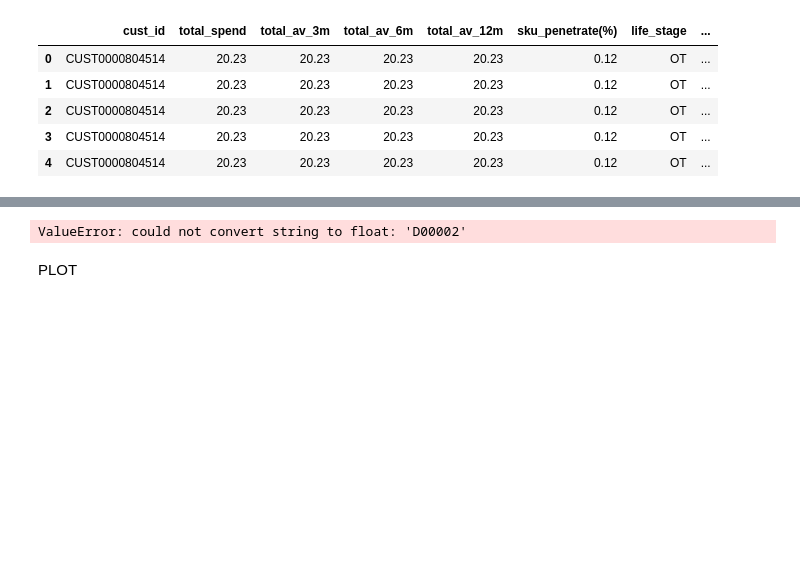
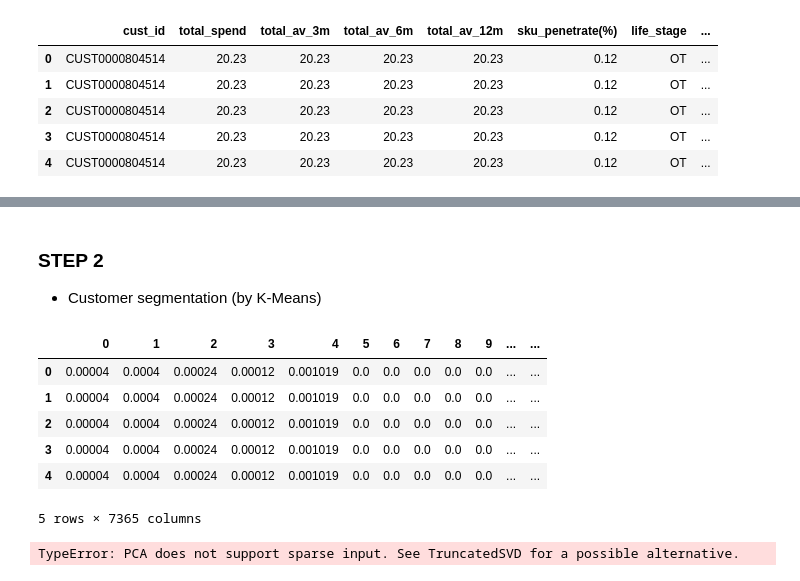
Before and after one commit to HikariJadeEmpire/AdvancedAnalytics-MADT8101, a Jupyter notebook: Week02_CustomerSingleView/KMean_LostusAnalytic.ipynb, the cells around one changed output, grey strips where cells are left out. Cells and saved outputs as stored; diff of their text form; code cells hidden in the pictures; blank space fills up the shorter version.

```diff
--- a/Week02_CustomerSingleView/KMean_LostusAnalytic.ipynb
+++ b/Week02_CustomerSingleView/KMean_LostusAnalytic.ipynb
@@ -134,9 +141,9 @@ for i in (ls):
 # JOIN Others
 
 namecol = ['CUST_LIFESTAGE','CUST_PRICE_SENSITIVITY','BASKET_SIZE','BASKET_TYPE','BASKET_PRICE_SENSITIVITY','BASKET_DOMINANT_MISSION',
-           'SHOP_WEEKDAY','SHOP_HOUR','PROD_CODE_10','PROD_CODE_20','PROD_CODE_30','PROD_CODE_40']
+           'SHOP_WEEKDAY','SHOP_HOUR','PROD_CODE','PROD_CODE_10','PROD_CODE_20','PROD_CODE_30','PROD_CODE_40']
 newname = ['life_stage','cust_price_sensitivity','most_bsk_size','most_bsk_type','most_price_sensitivity','most_cat',
-           'most_weekday','most_coming_time','most_prod_c10','most_prod_c20','most_prod_c30','most_prod_c40']
+           'most_weekday','most_coming_time','most_purchase_prod','most_prod_c10','most_prod_c20','most_prod_c30','most_prod_c40']
 
 for i,j in zip(namecol,newname):
    bc = pd.DataFrame(df.groupby(by=['CUST_CODE'])[i]
@@ -200,6 +183,4 @@ NameError: name 'newdf' is not defined
-# %%
-pr = pipeline.fit(df_forkmean)
-# %% [output]
-ValueError: could not convert string to float: 'D00002'
-# %% [markdown]
-</h3>PLOT</h3>
+# %% [markdown]
+<h3>STEP 2</h3>
+
+- Customer segmentation (by K-Means)
@@ -205,0 +190,57 @@ ValueError: could not convert string to float: 'D00002'
+# %%
+from sklearn.preprocessing import LabelBinarizer
+from sklearn.preprocessing import OneHotEncoder
+from sklearn.decomposition import PCA
+
+from sklearn.preprocessing import MinMaxScaler
+from sklearn.pipeline import Pipeline
+from sklearn.compose import ColumnTransformer
+
+from sklearn.cluster import KMeans
+from yellowbrick.cluster import SilhouetteVisualizer
+from yellowbrick.cluster import KElbowVisualizer
+
+
+df_forkmean = newdf
+
+numeric_features = ["total_spend","total_av_3m","total_av_6m","total_av_12m", "sku_penetrate(%)"]
+numeric_transformer = MinMaxScaler()
+
+enc = ['cust_id','life_stage','cust_price_sensitivity','most_bsk_size','most_bsk_type','most_price_sensitivity','most_cat',
+       'most_weekday','most_coming_time','most_purchase_prod','most_prod_c10','most_prod_c20','most_prod_c30','most_prod_c40']
+
+categorical_transformer = OneHotEncoder()
+
+preprocessor = ColumnTransformer(
+    transformers=[
+        ("num", numeric_transformer, numeric_features),
+        ("cat", categorical_transformer, enc),
+    ]
+)
+
+# dfk = preprocessor.fit_transform(df_forkmean).toarray()
+
+# dfk = pd.DataFrame(dfk)
+# dfk.head()
+# %% [output]
+|  | 0 | 1 | 2 | 3 | 4 | 5 | 6 | 7 | 8 | 9 | ... | ... |
+| 0 | 0.00004 | 0.0004 | 0.00024 | 0.00012 | 0.001019 | 0.0 | 0.0 | 0.0 | 0.0 | 0.0 | ... | ... |
+| 1 | 0.00004 | 0.0004 | 0.00024 | 0.00012 | 0.001019 | 0.0 | 0.0 | 0.0 | 0.0 | 0.0 | ... | ... |
+| 2 | 0.00004 | 0.0004 | 0.00024 | 0.00012 | 0.001019 | 0.0 | 0.0 | 0.0 | 0.0 | 0.0 | ... | ... |
+| 3 | 0.00004 | 0.0004 | 0.00024 | 0.00012 | 0.001019 | 0.0 | 0.0 | 0.0 | 0.0 | 0.0 | ... | ... |
+| 4 | 0.00004 | 0.0004 | 0.00024 | 0.00012 | 0.001019 | 0.0 | 0.0 | 0.0 | 0.0 | 0.0 | ... | ... |
+5 rows × 7365 columns
+# %%
+km = Pipeline(
+    steps=[("preprocessor", preprocessor),
+           ('PCA',PCA(n_components=2)),
+           ("cluster", KMeans(random_state=42, n_init="auto"))
+           ]
+)
+
+km.fit(df_forkmean)
+
+visualizer = KElbowVisualizer(km, k=(2,10))
+visualizer.show()
+# %% [output]
+TypeError: PCA does not support sparse input. See TruncatedSVD for a possible alternative.
```
Also changed, not shown: parts of 14 cells of this notebook.
